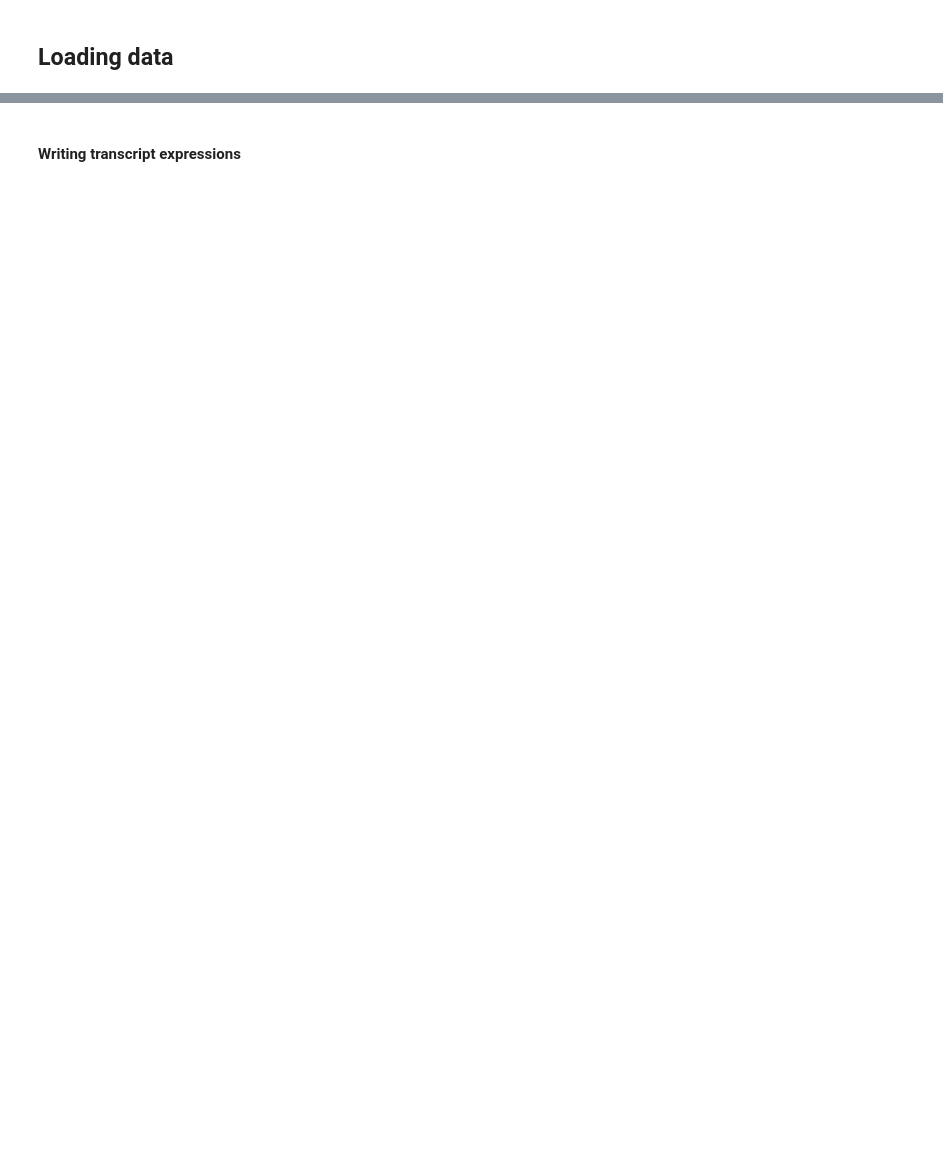
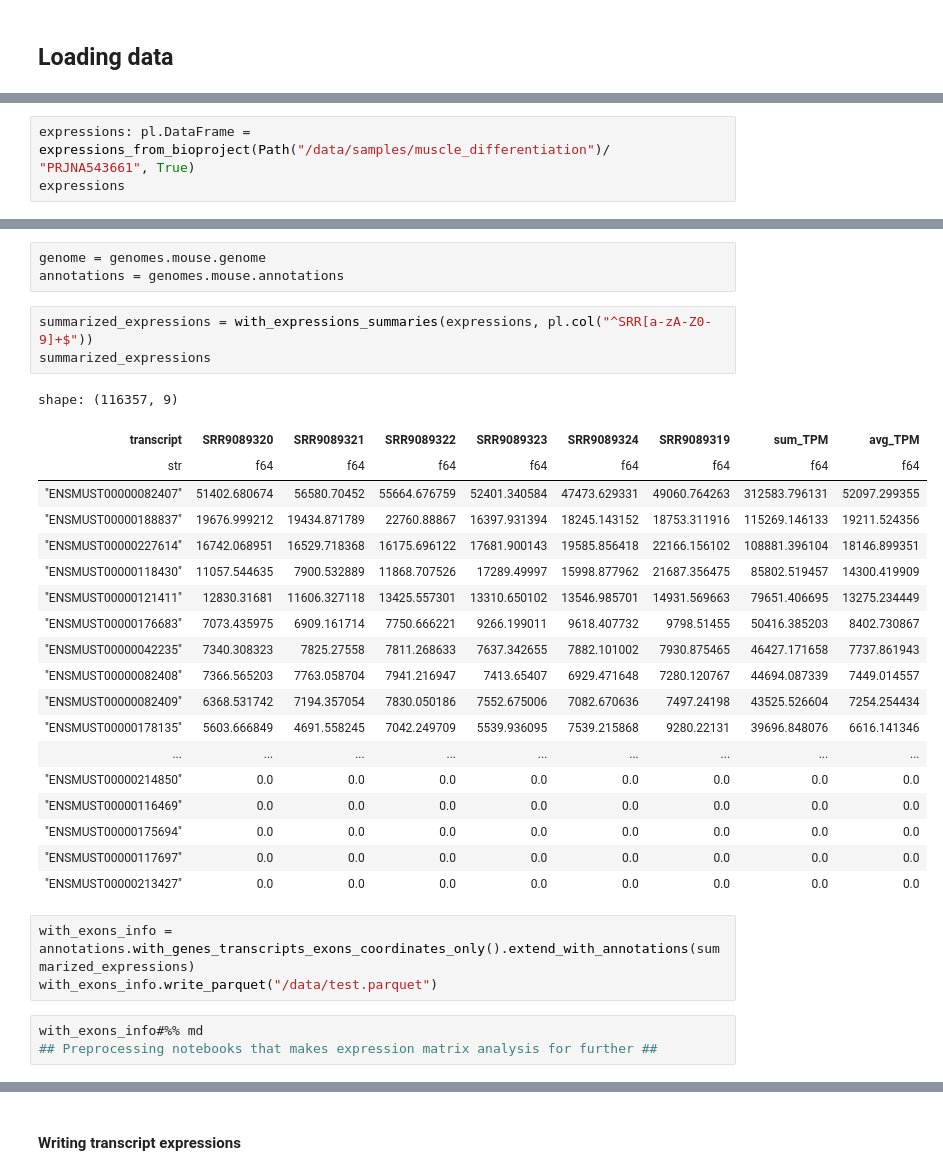
Before and after one commit to antonkulaga/expressions-dashboard, a Jupyter notebook: notebooks/preprocessing.ipynb, the cells around one changed output, grey strips where cells are left out. Saved outputs shown, nothing was run; the diff lists cells and outputs as text; blank space fills up the shorter version.

```diff
--- a/notebooks/preprocessing.ipynb
+++ b/notebooks/preprocessing.ipynb
@@ -76,0 +137,3 @@ OrderedDict([('SRR15731249',
+# %%
+expressions: pl.DataFrame = expressions_from_bioproject(Path("/data/samples/muscle_differentiation")/ "PRJNA543661", True)
+expressions
@@ -76,0 +160,32 @@ OrderedDict([('SRR15731249',
+# %%
+genome = genomes.mouse.genome
+annotations = genomes.mouse.annotations
+# %%
+summarized_expressions = with_expressions_summaries(expressions, pl.col("^SRR[a-zA-Z0-9]+$"))
+summarized_expressions
+# %% [output]
+shape: (116357, 9)
+| transcript | SRR9089320 | SRR9089321 | SRR9089322 | SRR9089323 | SRR9089324 | SRR9089319 | sum_TPM | avg_TPM |
+| str | f64 | f64 | f64 | f64 | f64 | f64 | f64 | f64 |
+| "ENSMUST00000082407" | 51402.680674 | 56580.70452 | 55664.676759 | 52401.340584 | 47473.629331 | 49060.764263 | 312583.796131 | 52097.299355 |
+| "ENSMUST00000188837" | 19676.999212 | 19434.871789 | 22760.88867 | 16397.931394 | 18245.143152 | 18753.311916 | 115269.146133 | 19211.524356 |
+| "ENSMUST00000227614" | 16742.068951 | 16529.718368 | 16175.696122 | 17681.900143 | 19585.856418 | 22166.156102 | 108881.396104 | 18146.899351 |
+| "ENSMUST00000118430" | 11057.544635 | 7900.532889 | 11868.707526 | 17289.49997 | 15998.877962 | 21687.356475 | 85802.519457 | 14300.419909 |
+| "ENSMUST00000121411" | 12830.31681 | 11606.327118 | 13425.557301 | 13310.650102 | 13546.985701 | 14931.569663 | 79651.406695 | 13275.234449 |
+| "ENSMUST00000176683" | 7073.435975 | 6909.161714 | 7750.666221 | 9266.199011 | 9618.407732 | 9798.51455 | 50416.385203 | 8402.730867 |
+| "ENSMUST00000042235" | 7340.308323 | 7825.27558 | 7811.268633 | 7637.342655 | 7882.101002 | 7930.875465 | 46427.171658 | 7737.861943 |
+| "ENSMUST00000082408" | 7366.565203 | 7763.058704 | 7941.216947 | 7413.65407 | 6929.471648 | 7280.120767 | 44694.087339 | 7449.014557 |
+| "ENSMUST00000082409" | 6368.531742 | 7194.357054 | 7830.050186 | 7552.675006 | 7082.670636 | 7497.24198 | 43525.526604 | 7254.254434 |
+| "ENSMUST00000178135" | 5603.666849 | 4691.558245 | 7042.249709 | 5539.936095 | 7539.215868 | 9280.22131 | 39696.848076 | 6616.141346 |
+| ... | ... | ... | ... | ... | ... | ... | ... | ... |
+| "ENSMUST00000214850" | 0.0 | 0.0 | 0.0 | 0.0 | 0.0 | 0.0 | 0.0 | 0.0 |
+| "ENSMUST00000116469" | 0.0 | 0.0 | 0.0 | 0.0 | 0.0 | 0.0 | 0.0 | 0.0 |
+| "ENSMUST00000175694" | 0.0 | 0.0 | 0.0 | 0.0 | 0.0 | 0.0 | 0.0 | 0.0 |
+| "ENSMUST00000117697" | 0.0 | 0.0 | 0.0 | 0.0 | 0.0 | 0.0 | 0.0 | 0.0 |
+| "ENSMUST00000213427" | 0.0 | 0.0 | 0.0 | 0.0 | 0.0 | 0.0 | 0.0 | 0.0 |
+# %%
+with_exons_info = annotations.with_genes_transcripts_exons_coordinates_only().extend_with_annotations(summarized_expressions)
+with_exons_info.write_parquet("/data/test.parquet")
+# %%
+with_exons_info#%% md
+## Preprocessing notebooks that makes expression matrix analysis for further ##
```
Also changed, not shown: parts of 89 cells of this notebook, 17 other files.
